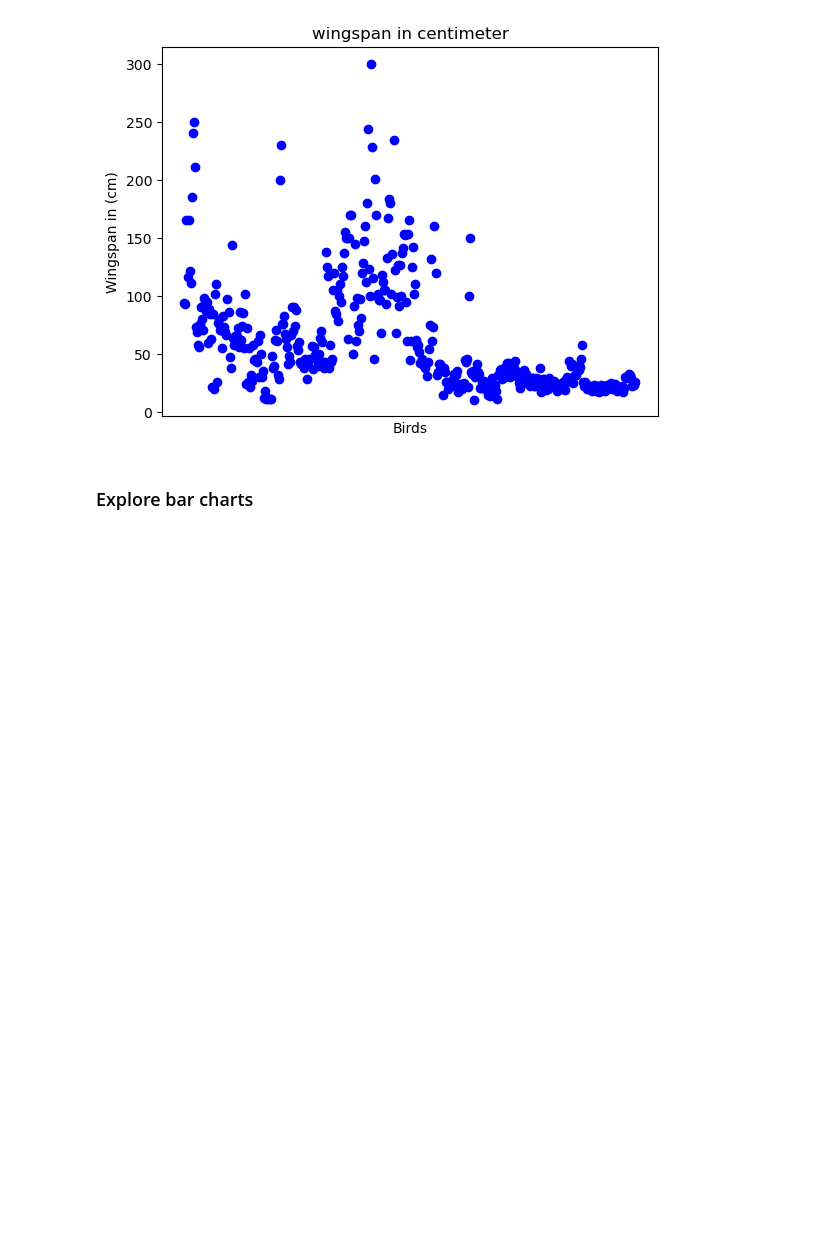
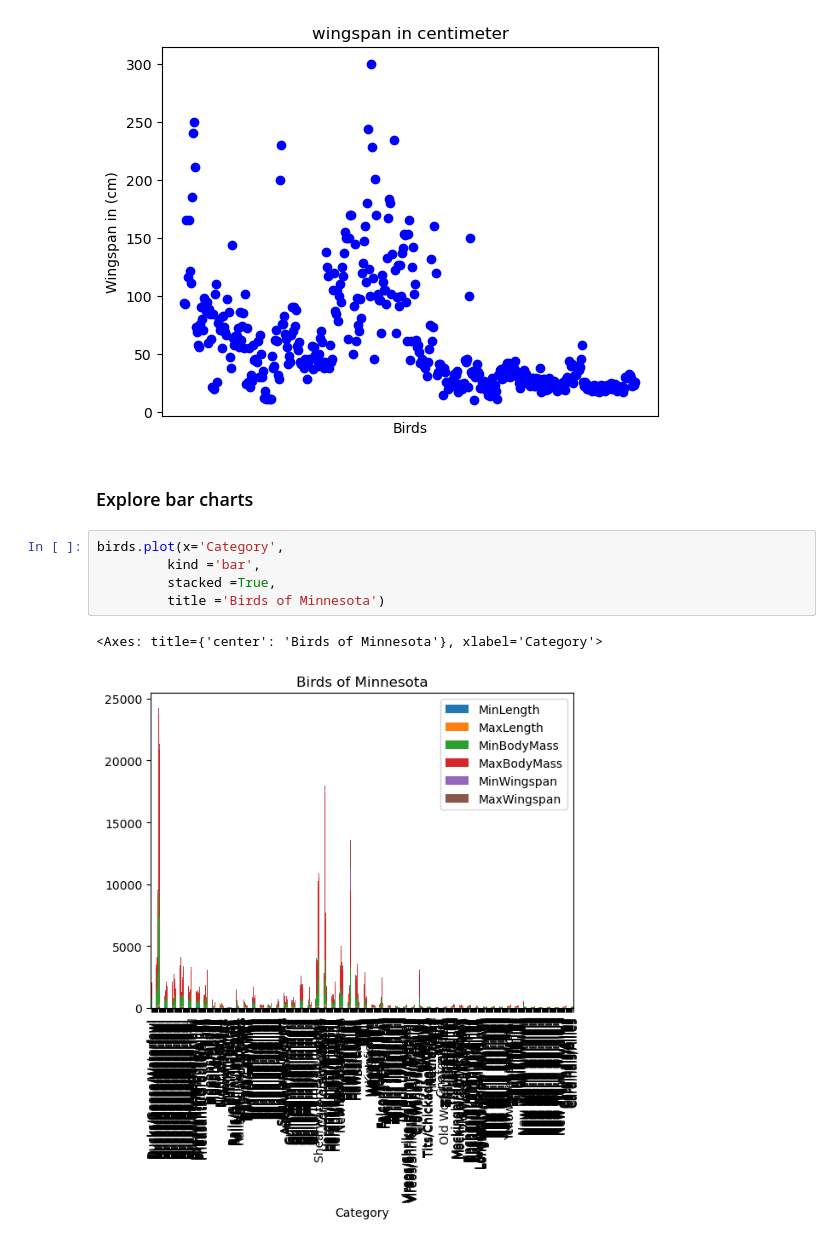
Before and after one commit to TheBangis/ML-4-Beginners-Arewa-Datascience, a Jupyter notebook: 3-Data-Visualization/09-visualization-quantities/notebook.ipynb, the cells around one changed output. Drawn from its saved outputs; the diff is of its cells as text; blank space fills up the shorter version.

```diff
--- a/3-Data-Visualization/09-visualization-quantities/notebook.ipynb
+++ b/3-Data-Visualization/09-visualization-quantities/notebook.ipynb
@@ -71,3 +72,11 @@ plt.show()
 [figure]
 # %% [markdown]
 ### Explore bar charts
+# %%
+birds.plot(x='Category',
+         kind ='bar',
+         stacked =True,
+         title ='Birds of Minnesota')
+# %% [output]
+<Axes: title={'center': 'Birds of Minnesota'}, xlabel='Category'>
+[figure, added]
```
Also changed, not shown: parts of 5 cells of this notebook.
